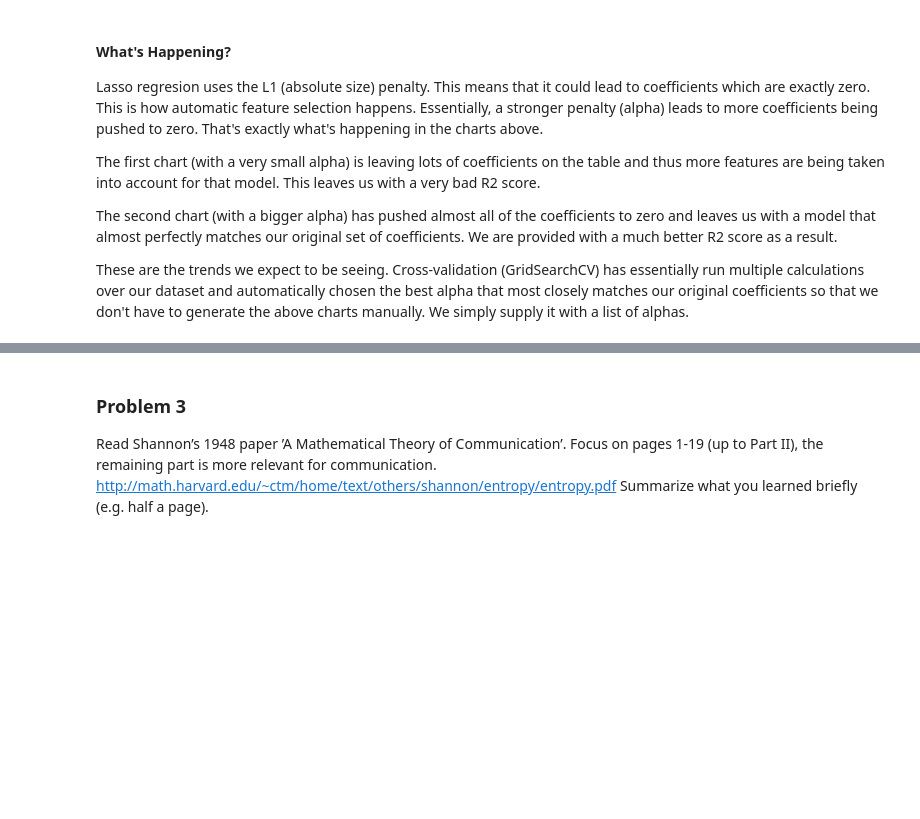
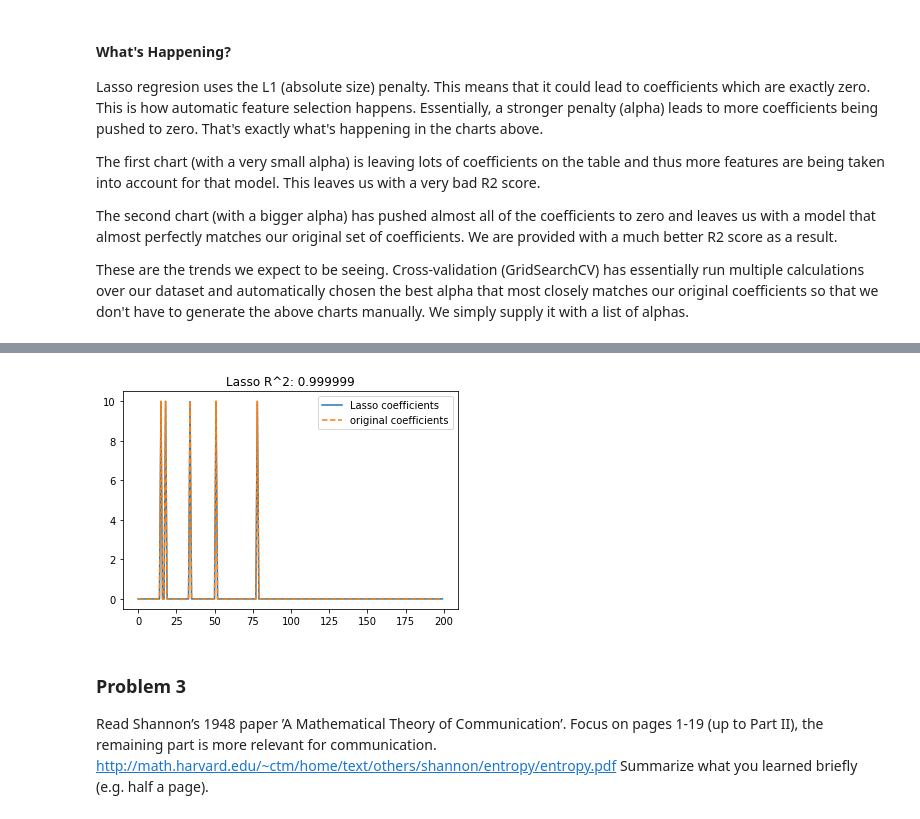
Before and after one commit to mxviteri/bds_hm1, a Jupyter notebook: hw4/HW4.ipynb, the cells around one changed output, grey strips where cells are left out. Cells and saved outputs as stored; diff of their text form; code cells hidden in the pictures; blank space fills up the shorter version.

```diff
--- a/hw4/HW4.ipynb
+++ b/hw4/HW4.ipynb
@@ -304,0 +306,9 @@ These are the trends we expect to be seeing. Cross-validation (GridSearchCV) has
+# %%
+from sklearn.linear_model import LassoCV
+
+cv = LassoCV(cv=10, random_state=123)
+cv.fit(X_train, y_train)
+
+print('Best score:', cv.score(X_train, y_train))
+print('The optimal hyperparameter (alpha) is: {}'.format(cv.alpha_))
+print('Rounded: {}'.format(round(cv.alpha_, 2)))
@@ -305,3 +323,12 @@ These are the trends we expect to be seeing. Cross-validation (GridSearchCV) has
+# %%
+plt.plot(cv.coef_, label='Lasso coefficients')
+plt.plot(coef, '--', label='original coefficients')
+plt.legend(loc='best')
+plt.title("Lasso R^2: %f"
+          % (cv.score(X_train, y_train)))
+plt.show()
+# %% [output]
+[figure, added]
 # %% [markdown]
 ### Problem 3
 Read Shannon’s 1948 paper ’A Mathematical Theory of Communication’. Focus on pages 1-19 (up
```
Also changed, not shown: parts of 9 cells of this notebook.
